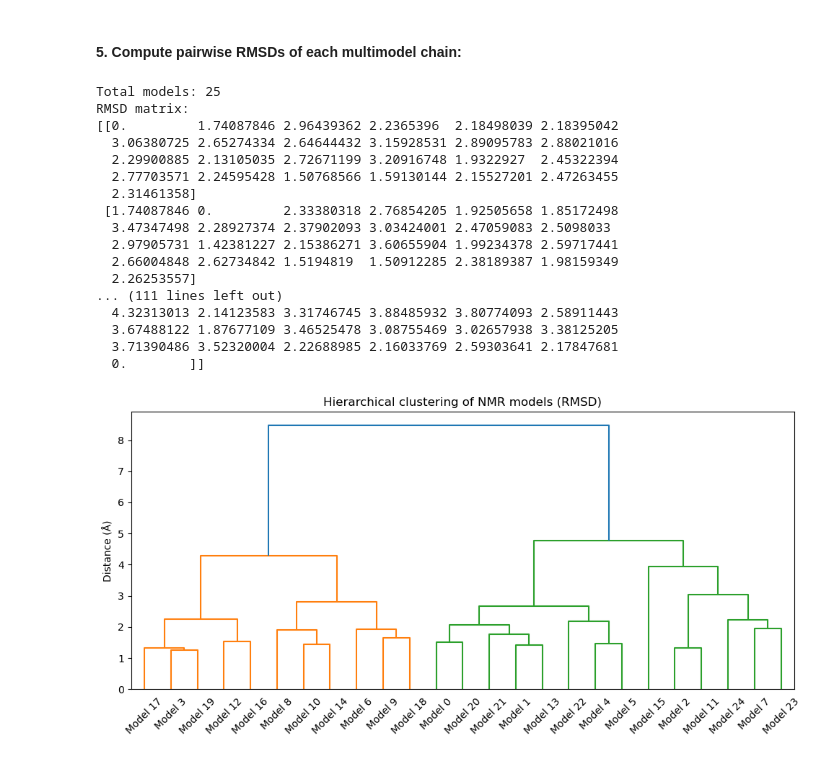
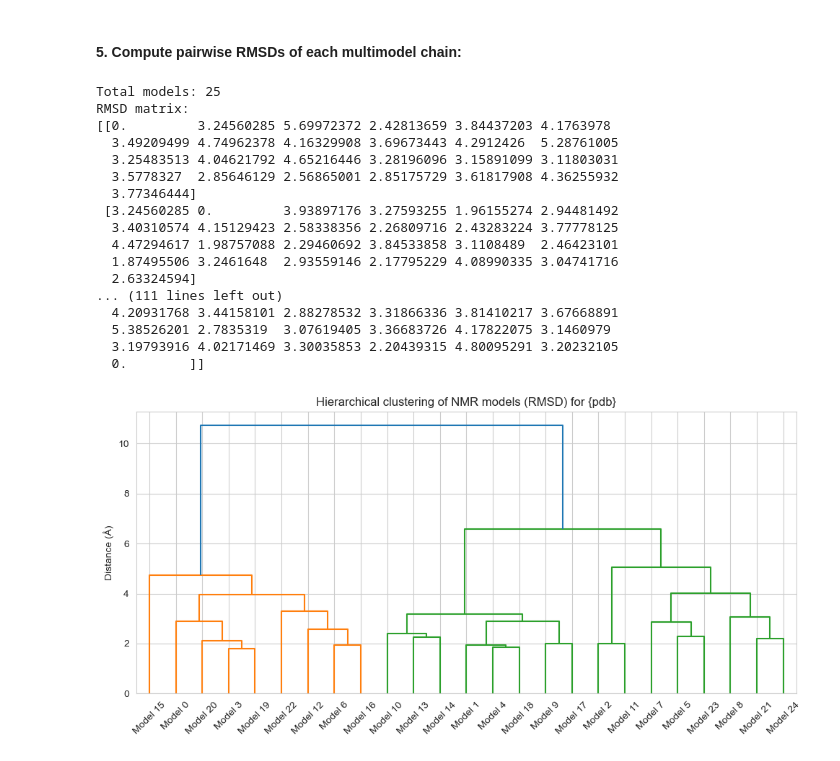
Before and after one commit to zibaee-2021/DJ_int_proj, a Jupyter notebook: notebooks/nmr_pdb.ipynb, the cells around one changed output. Saved outputs shown, nothing was run; the diff lists cells and outputs as text; code cells hidden in the pictures.

Commit message:
select chain of pdb. Add 3d plot.

```diff
--- a/notebooks/nmr_pdb.ipynb
+++ b/notebooks/nmr_pdb.ipynb
@@ -196,7 +196,9 @@ def align(model1, model2, atom_types=["CA"]):
 
 # Parse the mmCIF directly
 parser = PDB.MMCIFParser(QUIET=True)
-structure = parser.get_structure("", "../data/NMR/raw_cifs/heteromeric/1A0N.cif")
+pdbid_chain = '1A0N_A'
+pdbid, chain = pdbid_chain.split('_')
+structure = parser.get_structure("", f'../data/NMR/raw_cifs/heteromeric/{pdbid}.cif')
 
 # Split models
 models = list(structure)
@@ -208,7 +210,11 @@ rmsd_matrix = np.zeros((n_models, n_models))
 
 for i in range(n_models):
     for j in range(i + 1, n_models):
-        si = align(models[i], models[j])
+        # Select Chain A in each model
+        chain_i = models[i][chain]
+        chain_j = models[j][chain]
+        # Pass the chain objects to align()
+        si = align(chain_i, chain_j)
         rmsd = si.get_rms()
         rmsd_matrix[i, j] = rmsd
         rmsd_matrix[j, i] = rmsd
@@ -218,37 +224,37 @@ print(rmsd_matrix)
 # %% [output]
 Total models: 25
 RMSD matrix:
-[[0.         1.74087846 2.96439362 2.2365396  2.18498039 2.18395042
-  3.06380725 2.65274334 2.64644432 3.15928531 2.89095783 2.88021016
-  2.29900885 2.13105035 2.72671199 3.20916748 1.9322927  2.45322394
-  2.77703571 2.24595428 1.50768566 1.59130144 2.15527201 2.47263455
-  2.31461358]
- [1.74087846 0.         2.33380318 2.76854205 1.92505658 1.85172498
-  3.47347498 2.28927374 2.37902093 3.03424001 2.47059083 2.5098033
-  2.97905731 1.42381227 2.15386271 3.60655904 1.99234378 2.59717441
-  2.66004848 2.62734842 1.5194819  1.50912285 2.38189387 1.98159349
-  2.26253557]
+[[0.         3.24560285 5.69972372 2.42813659 3.84437203 4.1763978
+  3.49209499 4.74962378 4.16329908 3.69673443 4.2912426  5.28761005
+  3.25483513 4.04621792 4.65216446 3.28196096 3.15891099 3.11803031
+  3.5778327  2.85646129 2.56865001 2.85175729 3.61817908 4.36255932
+  3.77346444]
+ [3.24560285 0.         3.93897176 3.27593255 1.96155274 2.94481492
+  3.40310574 4.15129423 2.58338356 2.26809716 2.43283224 3.77778125
+  4.47294617 1.98757088 2.29460692 3.84533858 3.1108489  2.46423101
+  1.87495506 3.2461648  2.93559146 2.17795229 4.08990335 3.04741716
+  2.63324594]
 ... (111 lines left out)
-  4.32313013 2.14123583 3.31746745 3.88485932 3.80774093 2.58911443
-  3.67488122 1.87677109 3.46525478 3.08755469 3.02657938 3.38125205
-  3.71390486 3.52320004 2.22688985 2.16033769 2.59303641 2.17847681
+  4.20931768 3.44158101 2.88278532 3.31866336 3.81410217 3.67668891
+  5.38526201 2.7835319  3.07619405 3.36683726 4.17822075 3.1460979
+  3.19793916 4.02171469 3.30035853 2.20439315 4.80095291 3.20232105
   0.        ]]
 # %%
 from scipy.spatial.distance import squareform
 condensed = squareform(rmsd_matrix)
 
 from scipy.cluster.hierarchy import linkage, dendrogram
 linkage_matrix = linkage(condensed, method='ward')
 
 import matplotlib.pyplot as plt
 plt.figure(figsize=(10, 5))
 dendrogram(linkage_matrix, labels=[f'Model {i}' for i in range(n_models)])
-plt.title('Hierarchical clustering of NMR models (RMSD)')
+plt.title('Hierarchical clustering of NMR models (RMSD) for {pdb}')
 plt.ylabel('Distance (Å)')
 plt.tight_layout()
 plt.show()
 # %% [output]
-[figure, old version]
+[figure, new version]
 # %%
 import seaborn as sns
 
```
Also changed, not shown: parts of 3 cells of this notebook.
